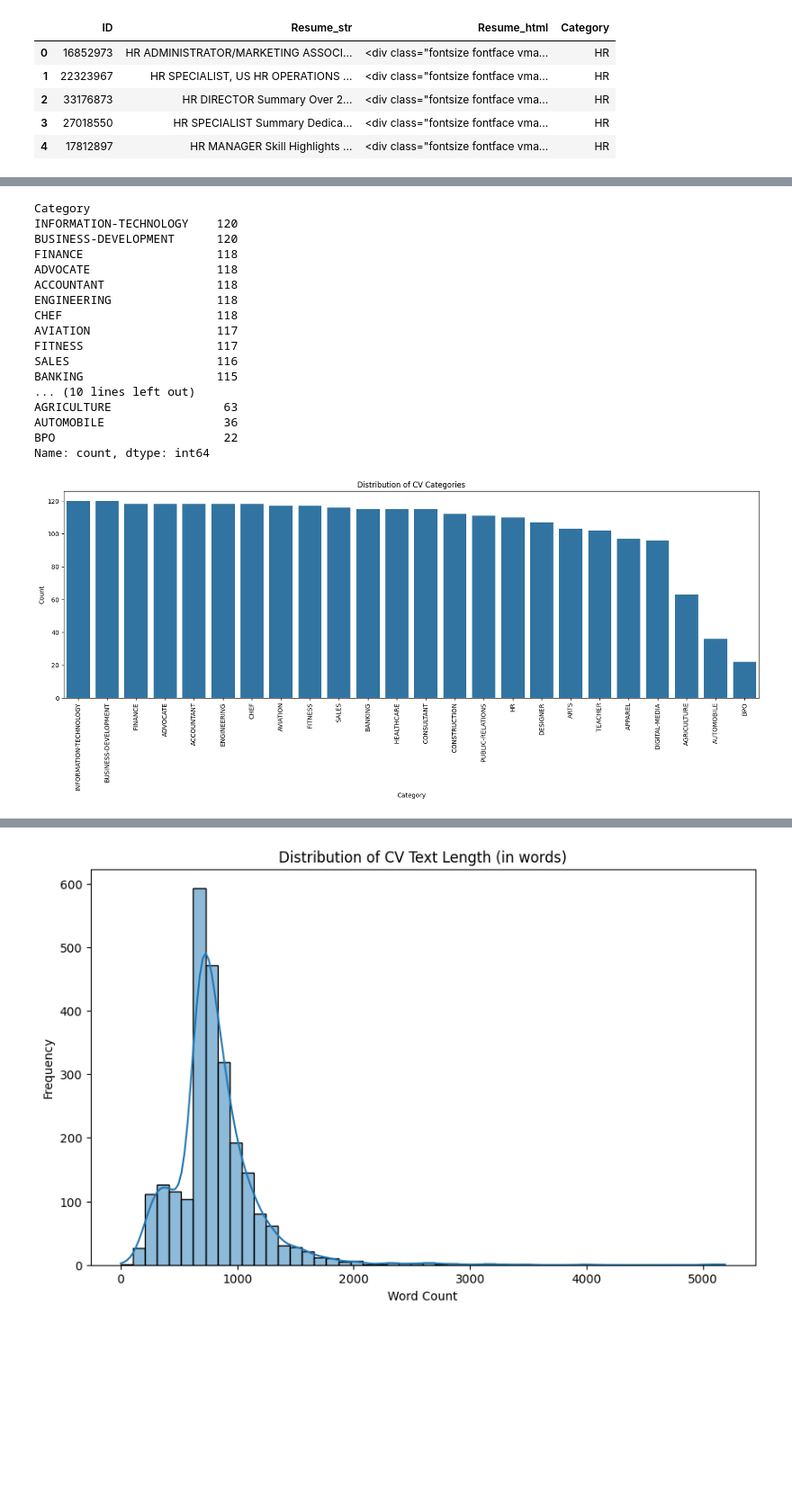
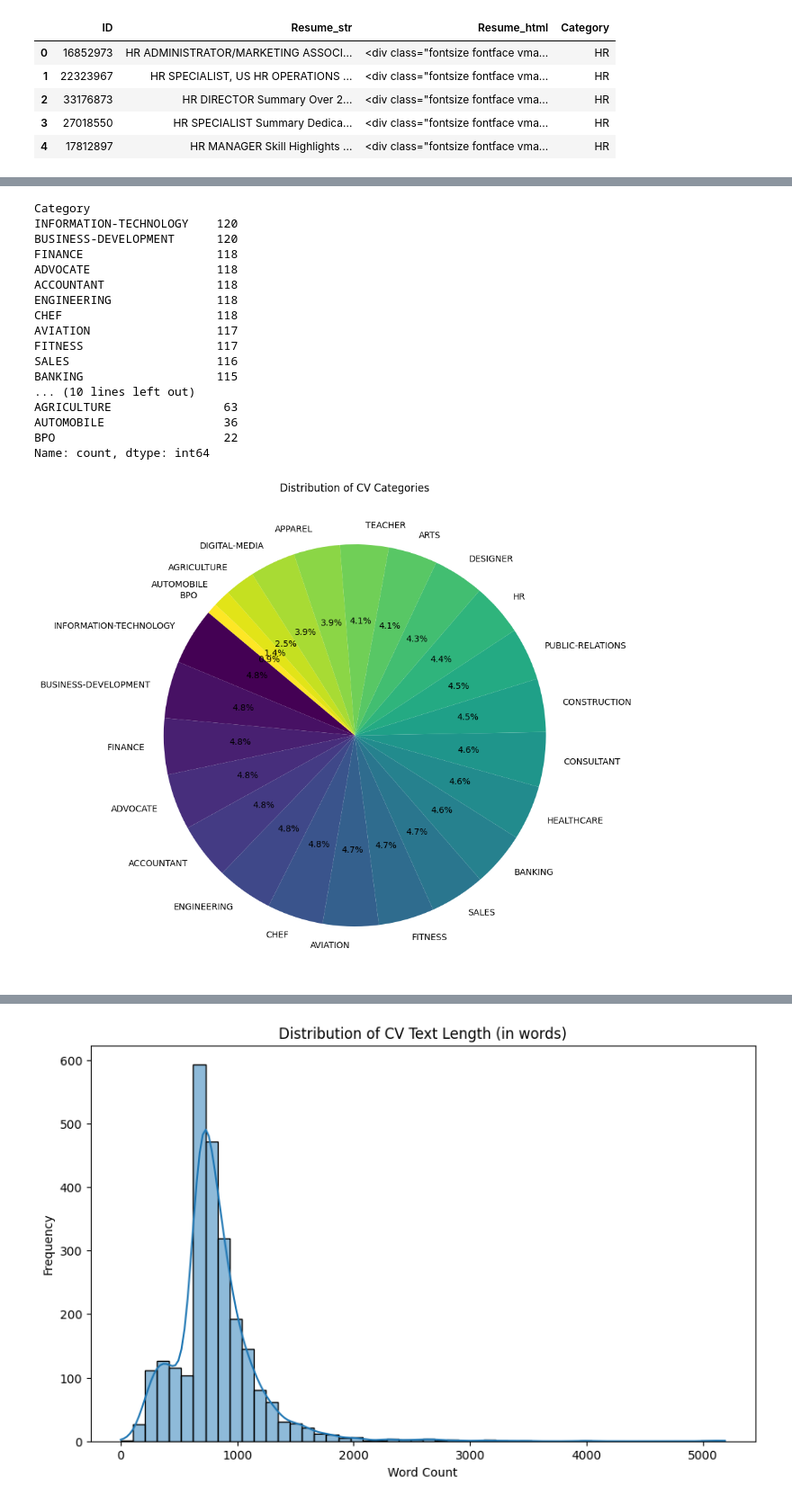
Before and after one commit to jaifm/cv-classification-project, a Jupyter notebook: notebooks/data_exploration.ipynb, the cells around one changed output, grey strips where cells are left out. Shown at 90% size. Drawn from its saved outputs; the diff is of its cells as text; code cells hidden in the pictures; blank space fills up the shorter version.

```diff
--- a/notebooks/data_exploration.ipynb
+++ b/notebooks/data_exploration.ipynb
@@ -62,32 +62,30 @@ dtypes: int64(1), object(3)
 # %%
 # Count how many resumes per category
 category_counts = df["Category"].value_counts()
 print(category_counts)
 
-# Quick bar plot of category distribution
-plt.figure(figsize=(20, 6))
-sns.barplot(x=category_counts.index, y=category_counts.values)
-plt.xticks(rotation=90)
+# Quick pie chart of category distribution with percentages
+plt.figure(figsize=(10, 10))
+category_counts.plot.pie(autopct='%1.1f%%', startangle=140, cmap='viridis', legend=False)
 plt.title("Distribution of CV Categories")
-plt.xlabel("Category")
-plt.ylabel("Count")
+plt.ylabel("")  # Remove the y-label
 plt.show()
 # %% [output]
 Category
 INFORMATION-TECHNOLOGY    120
 BUSINESS-DEVELOPMENT      120
 FINANCE                   118
 ADVOCATE                  118
 ACCOUNTANT                118
 ENGINEERING               118
 CHEF                      118
 AVIATION                  117
 FITNESS                   117
 SALES                     116
 BANKING                   115
 ... (10 lines left out)
 AGRICULTURE                63
 AUTOMOBILE                 36
 BPO                        22
 Name: count, dtype: int64
-[figure, old version]
+[figure, new version]
```
Also changed, not shown: parts of 5 cells of this notebook.
